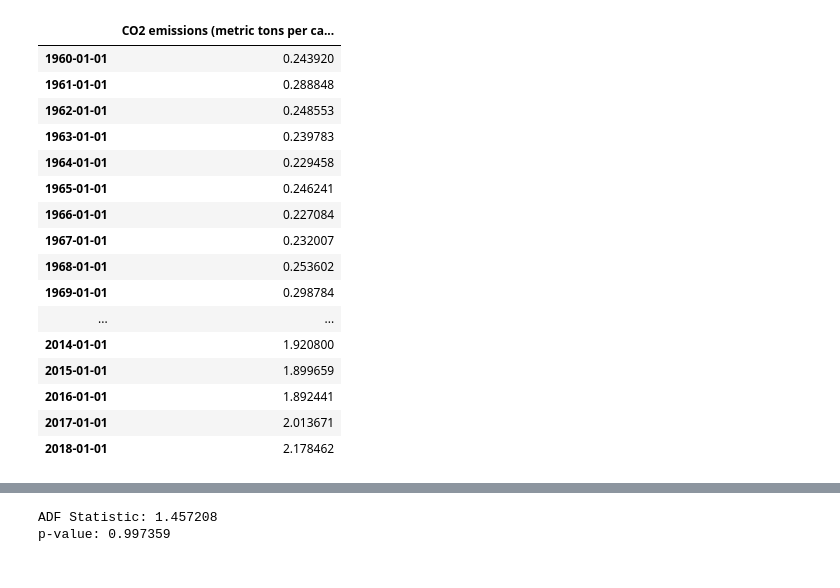
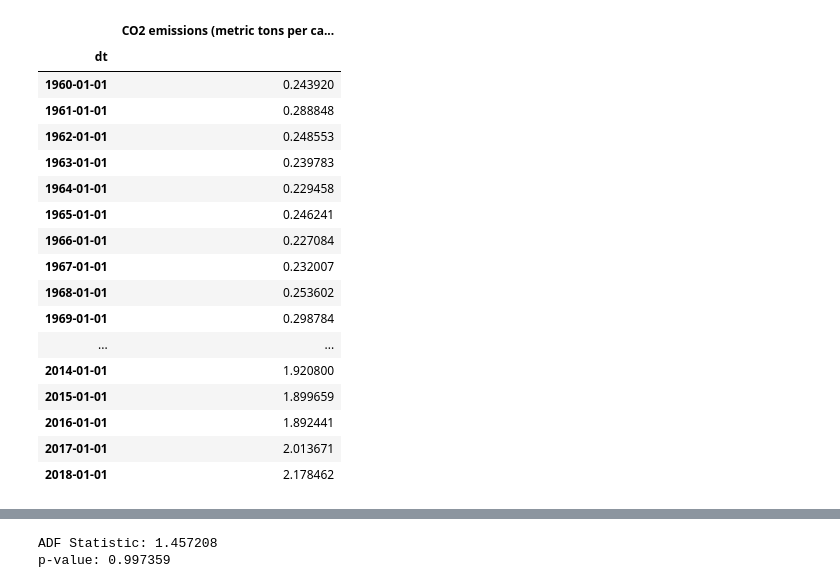
Before and after one commit to EdwardMatthew/Climate-Forecasting, a Jupyter notebook: Analysis/CO2_emission_trend.ipynb, the cells around one changed output, grey strips where cells are left out. Cells and saved outputs as stored; diff of their text form; code cells hidden in the pictures.

```diff
--- a/Analysis/CO2_emission_trend.ipynb
+++ b/Analysis/CO2_emission_trend.ipynb
@@ -15,21 +15,24 @@ warnings.filterwarnings('ignore')
 # %%
 emissions = pd.read_csv("D:\Kuliah\BasicStats\EVEN_FinalProj\datasets\API_EN.ATM.CO2E.PC_DS2_en_csv_v2_3159114.csv", skiprows=3)
 
 # processing the CO2 emissions dataset to only show Indonesia
 indo_emissions = emissions.loc[emissions["Country Name"] == "Indonesia"]
 indo_emissions.drop("Unnamed: 65", axis=1, inplace=True)
 # dropping the NaN values as it doesn't affect the analysis
 indo_emissions.drop(["2019", "2020"], axis=1, inplace=True)
 
 # slicing the dataframe to get usable features
 indo_emissions = indo_emissions.iloc[:, 4:]
 indo_emissions = indo_emissions.transpose()
 indo_emissions.rename(columns={106:"CO2 emissions (metric tons per capita)"}, inplace=True)
 indo_emissions.index = pd.to_datetime(indo_emissions.index)
 
+# renaming the index
+indo_emissions.index.name = "dt"
 indo_emissions
 # %% [output]
 |  | CO2 emissions (metric tons per ca... |
+| dt |  |
 | 1960-01-01 | 0.243920 |
 | 1961-01-01 | 0.288848 |
 | 1962-01-01 | 0.248553 |
```
Also changed, not shown: parts of 12 cells of this notebook, 1 other file.
